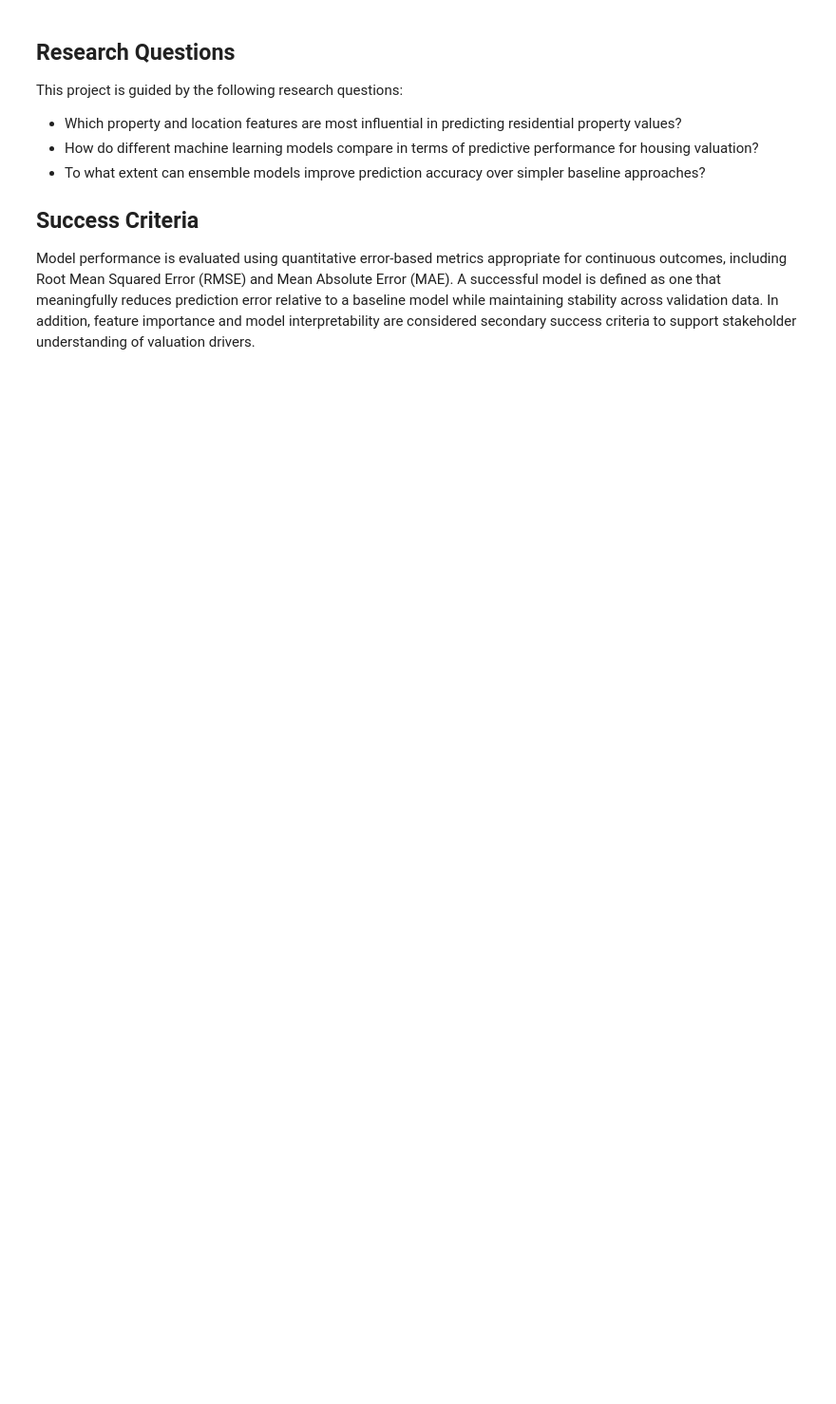
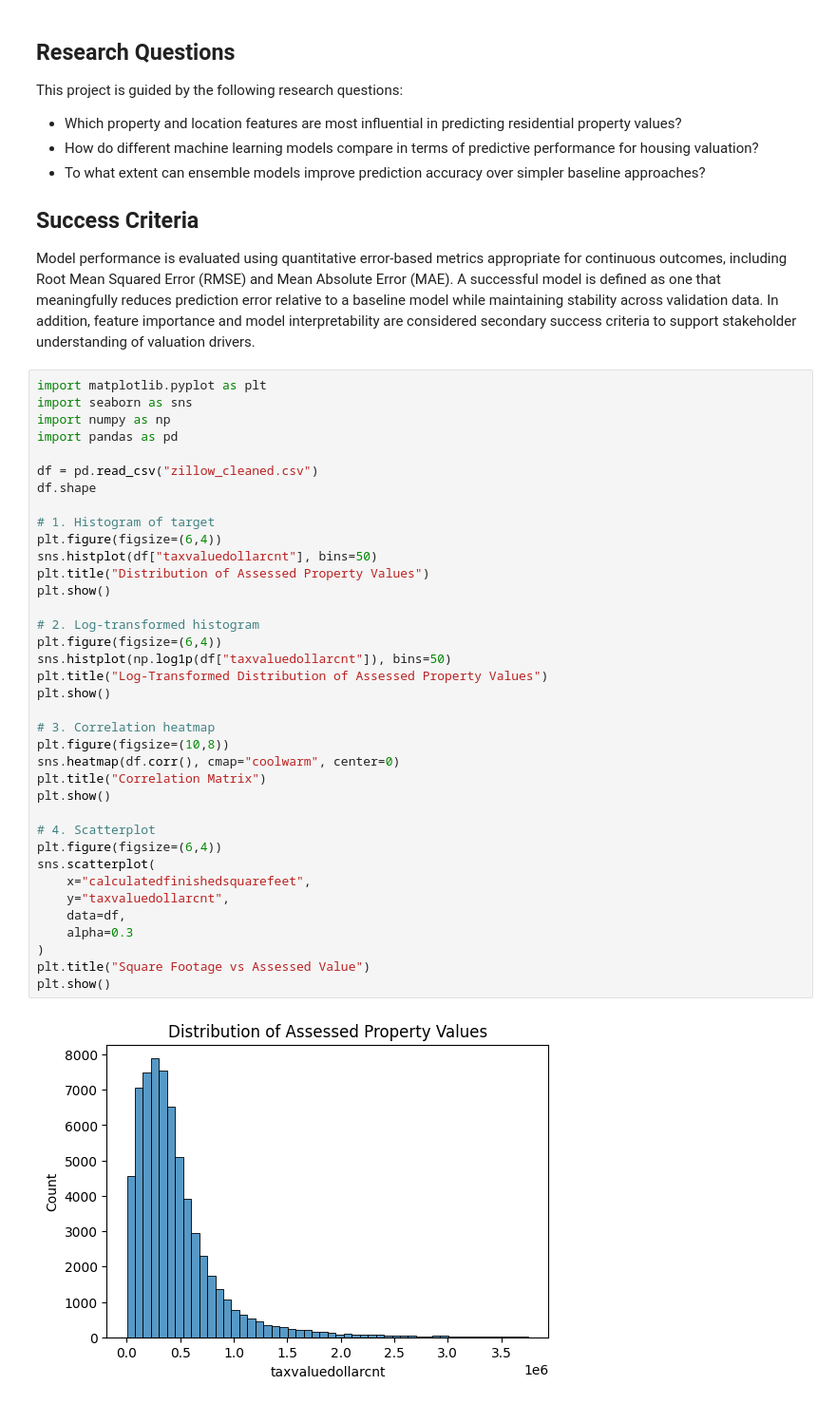
Before and after one commit to tetianakravchuk/Data-Science-Capstone-Spring, a Jupyter notebook: capstone.ipynb, the cells around one changed output. Shown at 95% size. Saved outputs shown, nothing was run; the diff lists cells and outputs as text; blank space fills up the shorter version.

Commit message:
Week 4: Add data cleaning, preprocessing, and EDA with visualizations and interpretation

```diff
--- a/capstone.ipynb
+++ b/capstone.ipynb
@@ -90,3 +90,42 @@ This project is guided by the following research questions:
 
 ## Success Criteria
 Model performance is evaluated using quantitative error-based metrics appropriate for continuous outcomes, including Root Mean Squared Error (RMSE) and Mean Absolute Error (MAE). A successful model is defined as one that meaningfully reduces prediction error relative to a baseline model while maintaining stability across validation data. In addition, feature importance and model interpretability are considered secondary success criteria to support stakeholder understanding of valuation drivers.
+# %%
+import matplotlib.pyplot as plt
+import seaborn as sns
+import numpy as np
+import pandas as pd
+
+df = pd.read_csv("zillow_cleaned.csv")
+df.shape
+
+# 1. Histogram of target
+plt.figure(figsize=(6,4))
+sns.histplot(df["taxvaluedollarcnt"], bins=50)
+plt.title("Distribution of Assessed Property Values")
+plt.show()
+
+# 2. Log-transformed histogram
+plt.figure(figsize=(6,4))
+sns.histplot(np.log1p(df["taxvaluedollarcnt"]), bins=50)
+plt.title("Log-Transformed Distribution of Assessed Property Values")
+plt.show()
+
+# 3. Correlation heatmap
+plt.figure(figsize=(10,8))
+sns.heatmap(df.corr(), cmap="coolwarm", center=0)
+plt.title("Correlation Matrix")
+plt.show()
+
+# 4. Scatterplot
+plt.figure(figsize=(6,4))
+sns.scatterplot(
+    x="calculatedfinishedsquarefeet",
+    y="taxvaluedollarcnt",
+    data=df,
+    alpha=0.3
+)
+plt.title("Square Footage vs Assessed Value")
+plt.show()
+# %% [output]
+[figure, added]
```
Also changed, not shown: parts of 3 cells of this notebook.
